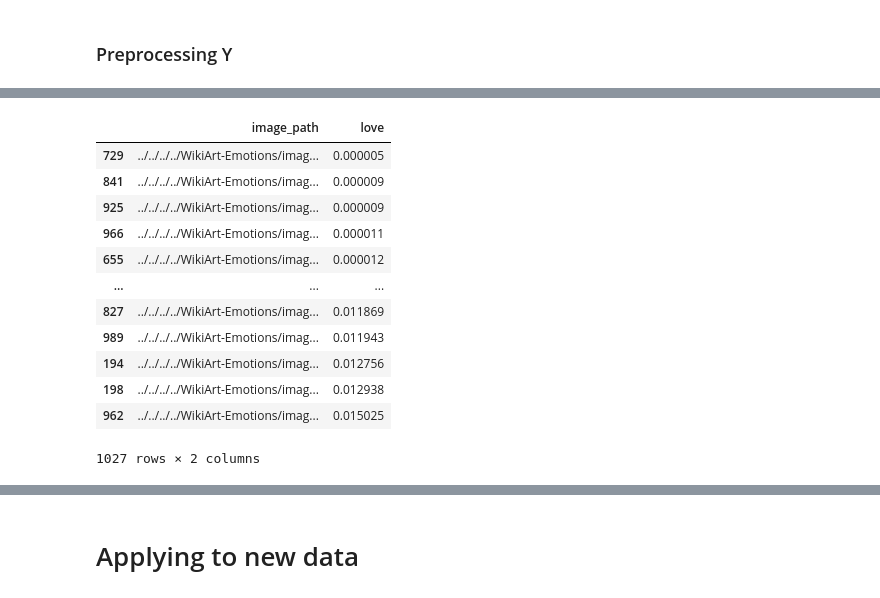
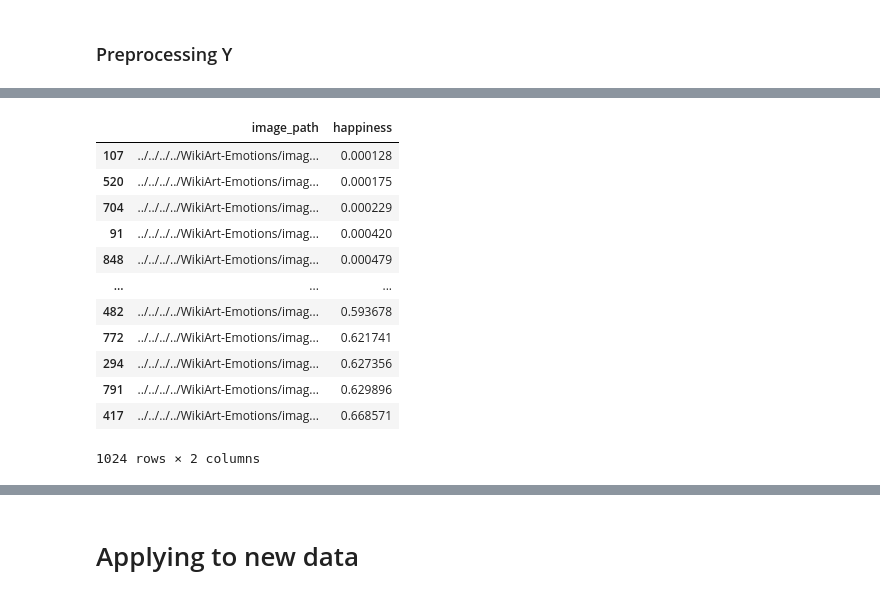
Before and after one commit to uai-art-image-processing/covid19_color_emotion_analysis, a Jupyter notebook: deep_learning/wikiart_emotions_model/01_WikiArt_Training/01_Primera_Prueba.ipynb, the cells around one changed output, grey strips where cells are left out. Cells and saved outputs as stored; diff of their text form; code cells hidden in the pictures.

```diff
--- a/deep_learning/wikiart_emotions_model/01_WikiArt_Training/01_Primera_Prueba.ipynb
+++ b/deep_learning/wikiart_emotions_model/01_WikiArt_Training/01_Primera_Prueba.ipynb
@@ -295,0 +369,14 @@ mo
+# %%
+model.compile(
+    optimizer=Adam(1e-5),  # Low learning rate
+    loss="mean_absolute_error",
+    metrics=["mean_absolute_error"],
+)
+
+H2 = model.fit(
+    tf_data_train_gen_32bs,
+    #batch_size=BS,
+    validation_data=tf_data_val_gen_32bs,
+    epochs=NUM_EPOCHS,
+    callbacks=[tensorboard_callback]
+)
@@ -295,0 +402,18 @@ mo
+# %%
+NEW_BS = 128
+
+model.compile(
+    optimizer=Adam(1e-5),  # Low learning rate
+    loss="mean_absolute_error",
+    metrics=["mean_absolute_error"],
+)
+
+H2 = model.fit_generator(
+    train_generator,
+    #batch_size=BS,
+    steps_per_epoch=total_train // NEW_BS,
+    validation_data=val_generator,
+    validation_steps=total_val // NEW_BS,
+    epochs=NUM_EPOCHS,
+    callbacks=[tensorboard_callback]
+)
@@ -300,9 +436,9 @@ model.evaluate_generator(test_generator)
 # %%
-test_predict = model.predict_generator(test_generator)
+test_predict = model.predict_generator(tf_data_test_gen_32bs)
 # %%
 pd_test_predict = pd.DataFrame(test_predict, columns=FINAL_LABEL_COLS)
 # %%
-pd_test_predict['image_path'] = test_generator.filenames
+pd_test_predict['image_path'] = test_df['image_path'].reset_index(drop=True)
 # %%
 pd_test_predict['ID'] = pd_test_predict['image_path'].map(test_map)
 # %%
@@ -331,18 +464,18 @@ FINAL_LABEL_COLS
 # %%
-emotion_to_check = 'love'
+emotion_to_check = 'happiness'
 pd_test_predict.sort_values(by=emotion_to_check)[['image_path',emotion_to_check]]
 # %% [output]
-|  | image_path | love |
-| 729 | ../../../../WikiArt-Emotions/imag... | 0.000005 |
-| 841 | ../../../../WikiArt-Emotions/imag... | 0.000009 |
-| 925 | ../../../../WikiArt-Emotions/imag... | 0.000009 |
-| 966 | ../../../../WikiArt-Emotions/imag... | 0.000011 |
-| 655 | ../../../../WikiArt-Emotions/imag... | 0.000012 |
+|  | image_path | happiness |
+| 107 | ../../../../WikiArt-Emotions/imag... | 0.000128 |
+| 520 | ../../../../WikiArt-Emotions/imag... | 0.000175 |
+| 704 | ../../../../WikiArt-Emotions/imag... | 0.000229 |
+| 91 | ../../../../WikiArt-Emotions/imag... | 0.000420 |
+| 848 | ../../../../WikiArt-Emotions/imag... | 0.000479 |
 | ... | ... | ... |
-| 827 | ../../../../WikiArt-Emotions/imag... | 0.011869 |
-| 989 | ../../../../WikiArt-Emotions/imag... | 0.011943 |
-| 194 | ../../../../WikiArt-Emotions/imag... | 0.012756 |
-| 198 | ../../../../WikiArt-Emotions/imag... | 0.012938 |
-| 962 | ../../../../WikiArt-Emotions/imag... | 0.015025 |
+| 482 | ../../../../WikiArt-Emotions/imag... | 0.593678 |
+| 772 | ../../../../WikiArt-Emotions/imag... | 0.621741 |
+| 294 | ../../../../WikiArt-Emotions/imag... | 0.627356 |
+| 791 | ../../../../WikiArt-Emotions/imag... | 0.629896 |
+| 417 | ../../../../WikiArt-Emotions/imag... | 0.668571 |
-1027 rows × 2 columns
+1024 rows × 2 columns
 # %%
```
Also changed, not shown: parts of 43 cells of this notebook, 8 other files.
